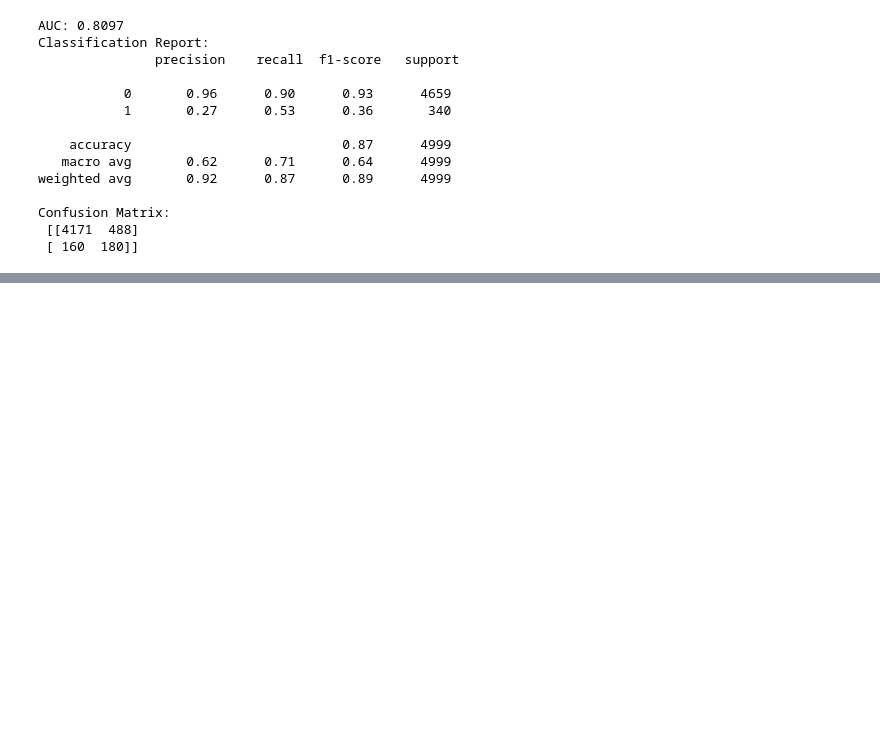
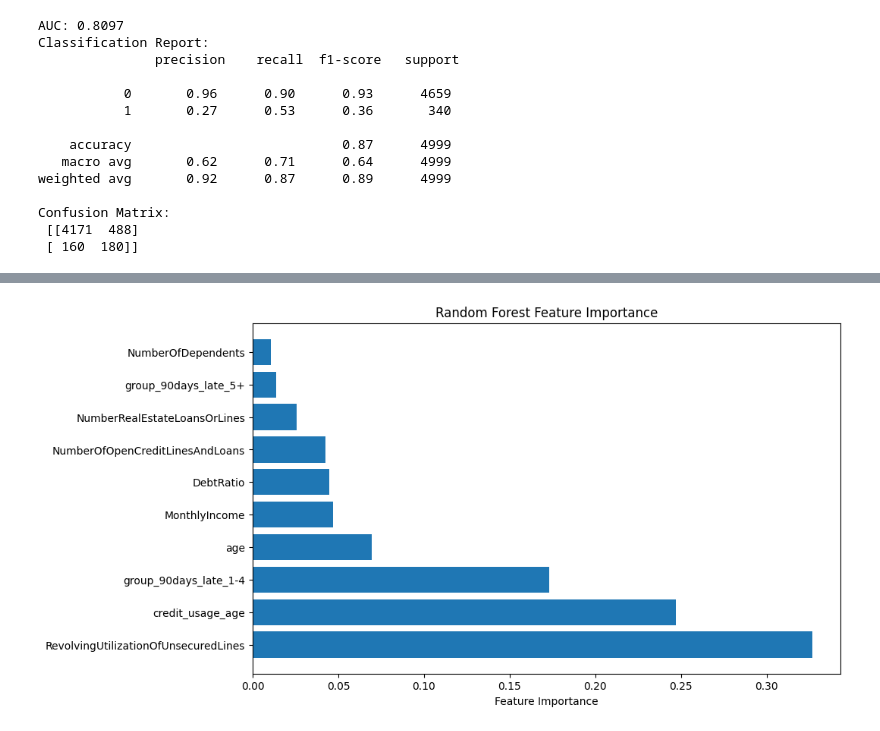
Before and after one commit to tawney-kirkland/credit, a Jupyter notebook: credit/modeling/modeling_exploration.ipynb, the cells around one changed output, grey strips where cells are left out. Cells and saved outputs as stored; diff of their text form; code cells hidden in the pictures; blank space fills up the shorter version.

```diff
--- a/credit/modeling/modeling_exploration.ipynb
+++ b/credit/modeling/modeling_exploration.ipynb
@@ -531,0 +499,16 @@ Confusion Matrix:
+# %%
+# # Create the 'group_90days_late' feature
+X_train['group_90days_late'] = np.where(X_train['NumberOfTimes90DaysLate'] == 0, '0',
+                                        np.where((X_train['NumberOfTimes90DaysLate'] >= 1) &
+                                                 (X_train['NumberOfTimes90DaysLate'] <= 4), '1-4', '5+'))
+
+X_test['group_90days_late'] = np.where(X_test['NumberOfTimes90DaysLate'] == 0, '0',
+                                        np.where((X_test['NumberOfTimes90DaysLate'] >= 1) &
+                                                 (X_test['NumberOfTimes90DaysLate'] <= 4), '1-4', '5+'))
+
+# Drop the 'NumberOfTimes90DaysLate' column
+X_train.drop(columns=['NumberOfTimes90DaysLate'], inplace=True)
+X_test.drop(columns=['NumberOfTimes90DaysLate'], inplace=True)
+# %%
+X_train['credit_usage_age'] = X_train['age'] * X_train['RevolvingUtilizationOfUnsecuredLines']
+X_test['credit_usage_age'] = X_test['age'] * X_test['RevolvingUtilizationOfUnsecuredLines']
@@ -531,0 +659,31 @@ Confusion Matrix:
+# %%
+# Get the feature names after preprocessing
+preprocessed_X = preprocessor.transform(X_train)  # Transform X_train using the preprocessor
+
+# The transformed features are stored as a sparse matrix, so we need to extract the feature names
+# If categorical features were one-hot encoded, we can extract the column names from the one-hot encoder
+one_hot_columns = preprocessor.transformers_[1][1].named_steps['onehot'].get_feature_names_out(categorical_features)
+
+# Combine the numerical features and one-hot encoded features
+all_feature_names = list(numerical_features) + list(one_hot_columns)
+
+# Get feature importances from the trained Random Forest model
+feature_importances = model_pipeline.named_steps['classifier'].feature_importances_
+
+# Create a DataFrame to visualize feature importance
+feature_importance_df = pd.DataFrame({
+    'Feature': all_feature_names,
+    'Importance': feature_importances
+})
+
+# Sort the DataFrame by importance
+feature_importance_df = feature_importance_df.sort_values(by='Importance', ascending=False)
+
+# Plot the feature importance
+plt.figure(figsize=(10, 6))
+plt.barh(feature_importance_df['Feature'], feature_importance_df['Importance'])
+plt.xlabel('Feature Importance')
+plt.title('Random Forest Feature Importance')
+plt.show()
+# %% [output]
+[figure, added]
```
Also changed, not shown: parts of 18 cells of this notebook, 1 other file.
